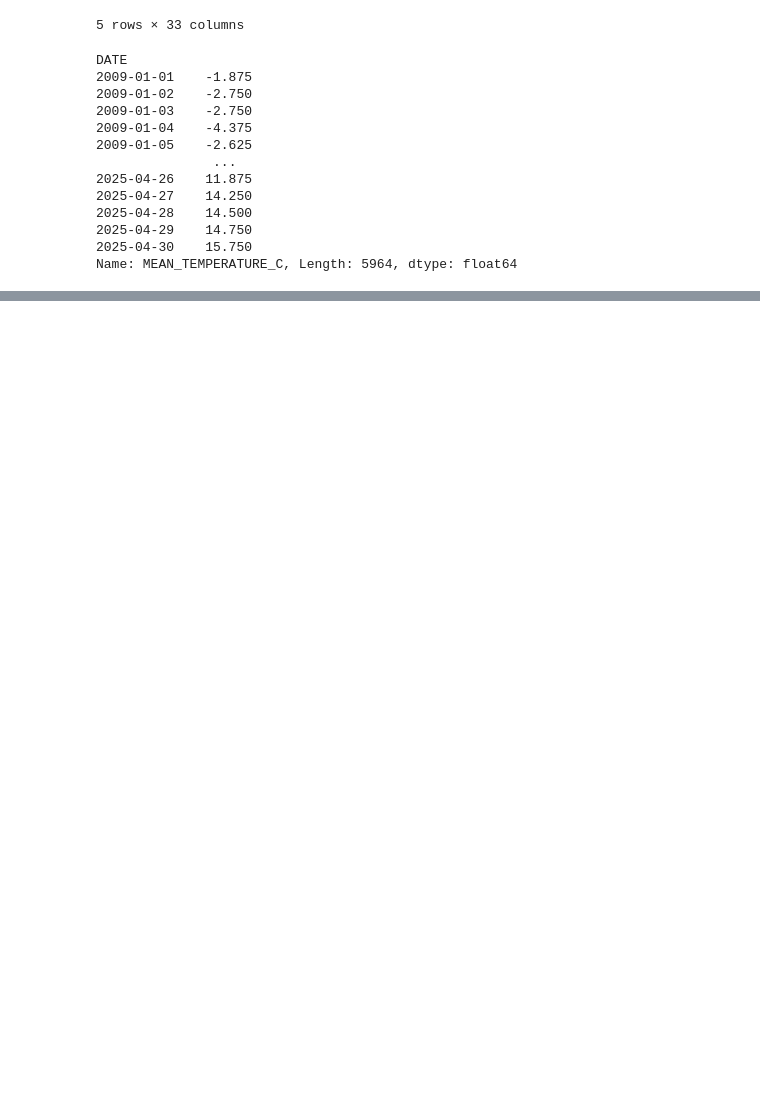
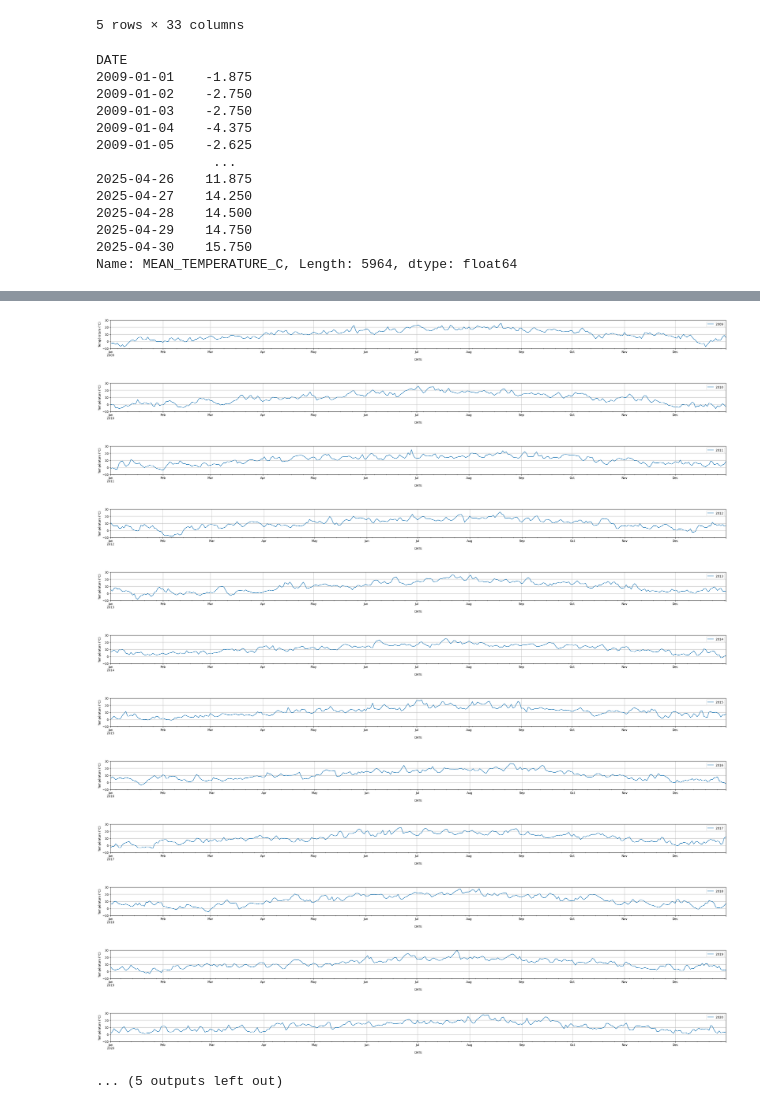
Before and after one commit to kubit07/data_analyse_DRIAS, a Jupyter notebook: data_analyse_DRIAS.ipynb, the cells around one changed output, grey strips where cells are left out. Saved outputs shown, nothing was run; the diff lists cells and outputs as text; code cells hidden in the pictures; blank space fills up the shorter version.

Commit message:
Data comparison Data DRIAS-CLIMAT vs Data Historique-Météo

```diff
--- a/data_analyse_DRIAS.ipynb
+++ b/data_analyse_DRIAS.ipynb
@@ -230,0 +215,37 @@ data_climate_reims_2009_2026
+# %%
+# Liste des années à importer
+annees = range(2009, 2026)
+
+for i, annee in enumerate(annees, start=1):
+    fig = plt.figure(figsize=(30, 35))
+    ax1 = fig.add_subplot(len(annees), 1, i)
+
+    # Filtrer les données pour l'année courante en utilisant l'index datetime
+    df_annee = data_climate_reims_2009_2026[data_climate_reims_2009_2026.index.year == annee]
+
+    # Tracer la courbe de température moyenne
+    df_annee["MEAN_TEMPERATURE_C"].plot(ax=ax1, label=f"{annee}", color='tab:blue')
+    # Détermine les bornes globales de température pour les graphiques (échelle uniforme)
+
+    # Échelle orthonormée sur l'axe Y (identique pour tous les graphes)
+    ax1.set_ylim(-10, 30)
+    ax1.set_ylabel("Température (°C)", fontsize=10)
+    ax1.grid(True)
+    ax1.legend()
+
+    plt.tight_layout()
+    plt.show()
+# %% [output]
+[figure, added]
+[figure, added]
+[figure, added]
+[figure, added]
+[figure, added]
+[figure, added]
+[figure, added]
+[figure, added]
+[figure, added]
+[figure, added]
+[figure, added]
+[figure, added]
+... (5 outputs left out)
```
Also changed, not shown: parts of 6 cells of this notebook.
